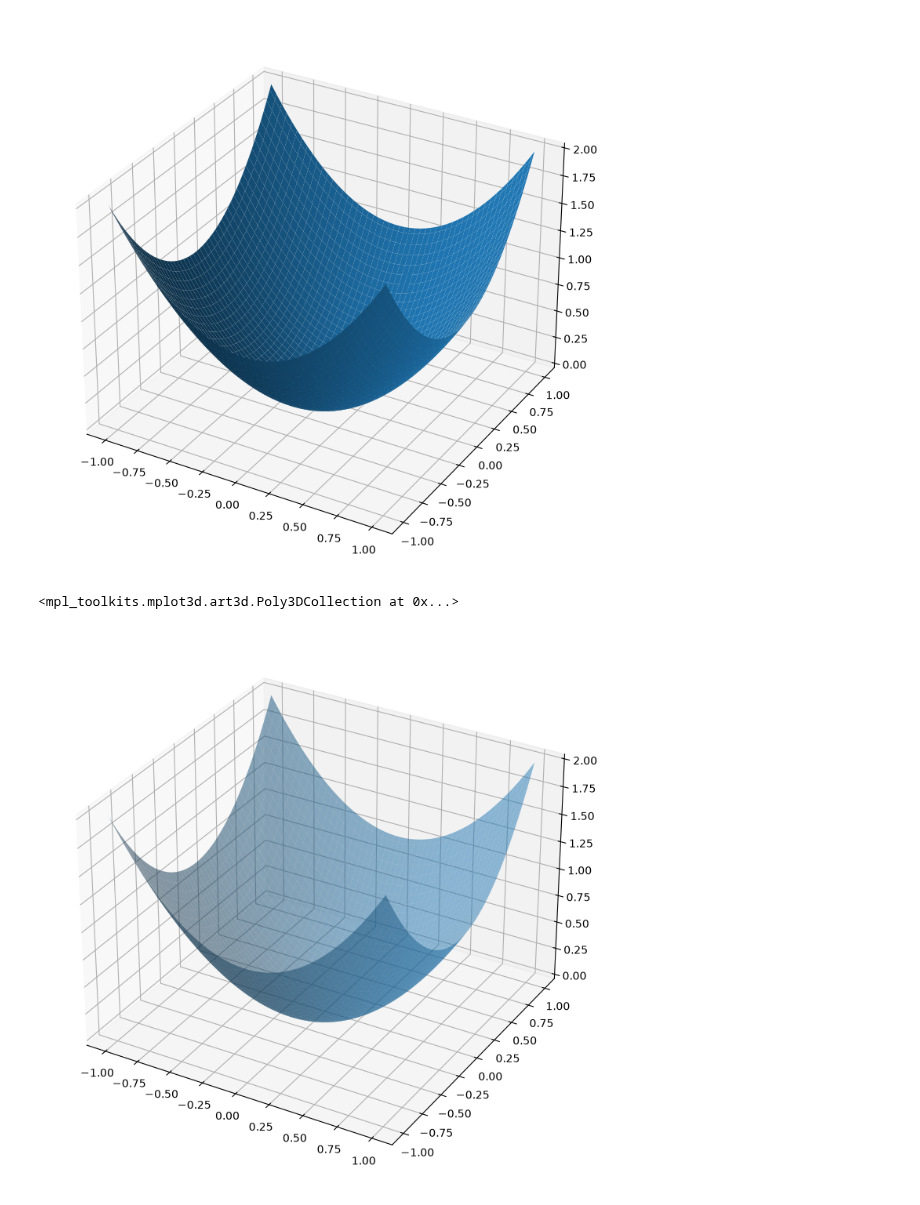
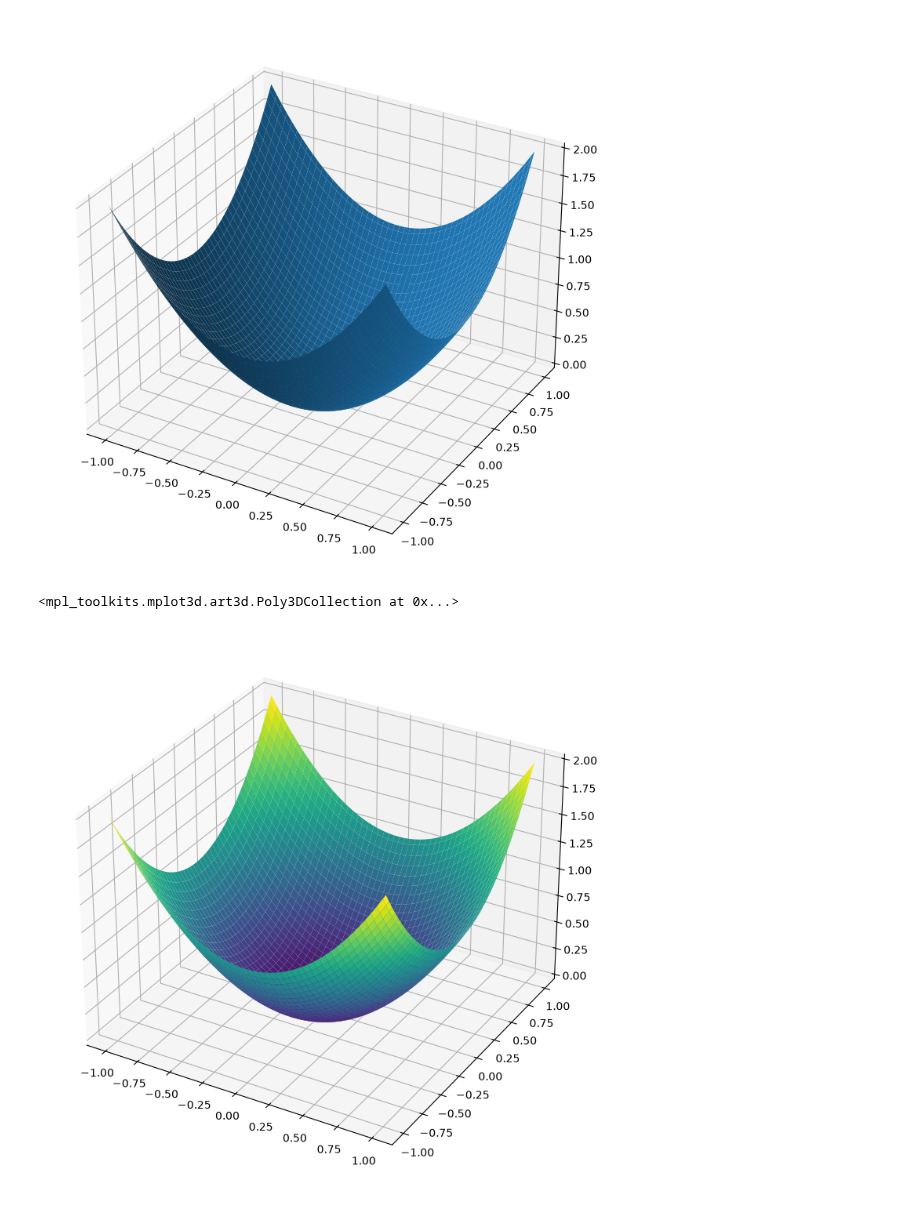
Before and after one commit to ghdwlswn97-source/python, a Jupyter notebook: 19.matplotlib/21.three_dim.ipynb, the cells around one changed output. Cells and saved outputs as stored; diff of their text form; code cells hidden in the pictures.

```diff
--- a/19.matplotlib/21.three_dim.ipynb
+++ b/19.matplotlib/21.three_dim.ipynb
@@ -98,0 +96,12 @@ AttributeError: module 'numpy' has no attribute 'raval'
+# %%
+a = np.linspace(-1, 1, 100)
+b = np.linspace(-1, 1, 100)
+A, B = np.meshgrid(a,b)
+L = A**2 + B**2
+plt.contour(a,b,L, 20)
+plt.xlabel('a')
+plt.ylabel('b')
+plt.grid()
+
+plt.figure()
+plt.contourf(a,b,L, 5)
@@ -104,10 +117,10 @@ ax.plot_surface(A,B,L)
 <mpl_toolkits.mplot3d.art3d.Poly3DCollection at 0x...>
 [figure]
 # %%
-plt.figure(figsize=[10,9])
+plt.figure(figsize=[10, 9])
 ax = plt.axes(projection='3d')
-# ax.view_init(elev=10, azim=-30)
-ax.plot_surface(A,B,L, alpha=0.5)
+# ax.view_init(elev=10, azim=-45)
+ax.plot_surface(A,B,L, cmap='viridis')
 # %% [output]
 <mpl_toolkits.mplot3d.art3d.Poly3DCollection at 0x...>
-[figure, old version]
+[figure, new version]
```
Also changed, not shown: parts of 11 cells of this notebook.
